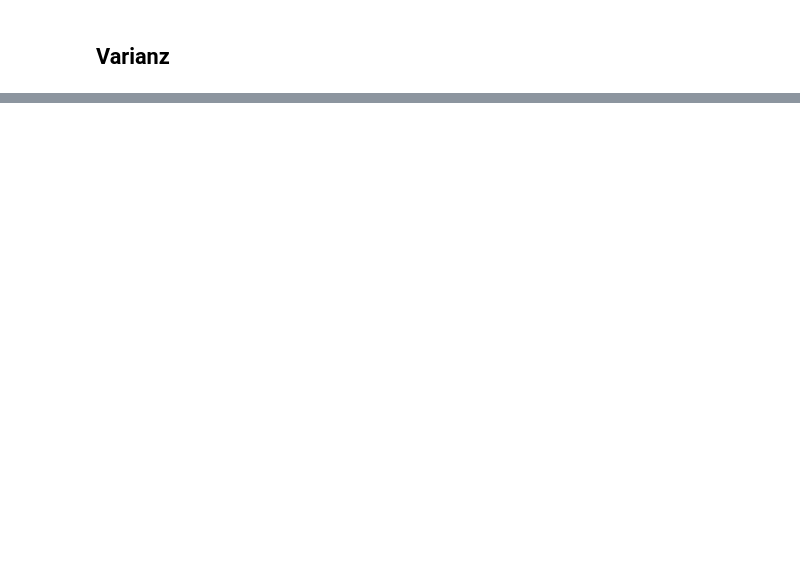
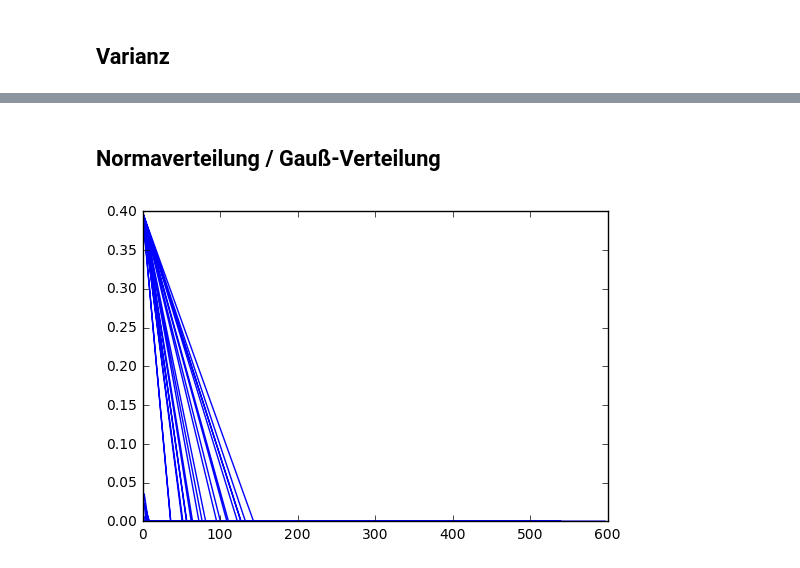
Before and after one commit to gannscalper/daxminer, a Jupyter notebook: DaxAnalyse.ipynb, the cells around one changed output, grey strips where cells are left out. Saved outputs shown, nothing was run; the diff lists cells and outputs as text; code cells hidden in the pictures; blank space fills up the shorter version.

```diff
--- a/DaxAnalyse.ipynb
+++ b/DaxAnalyse.ipynb
@@ -88,0 +83,9 @@ Varianz:
+# %% [markdown]
+## Normaverteilung / Gauß-Verteilung
+# %%
+from scipy.stats import norm
+import matplotlib.pyplot as pl
+plt.plot(vola, norm.pdf(vola))
+plt.show()
+# %% [output]
+[figure, added]
```
Also changed, not shown: parts of 8 cells of this notebook.
